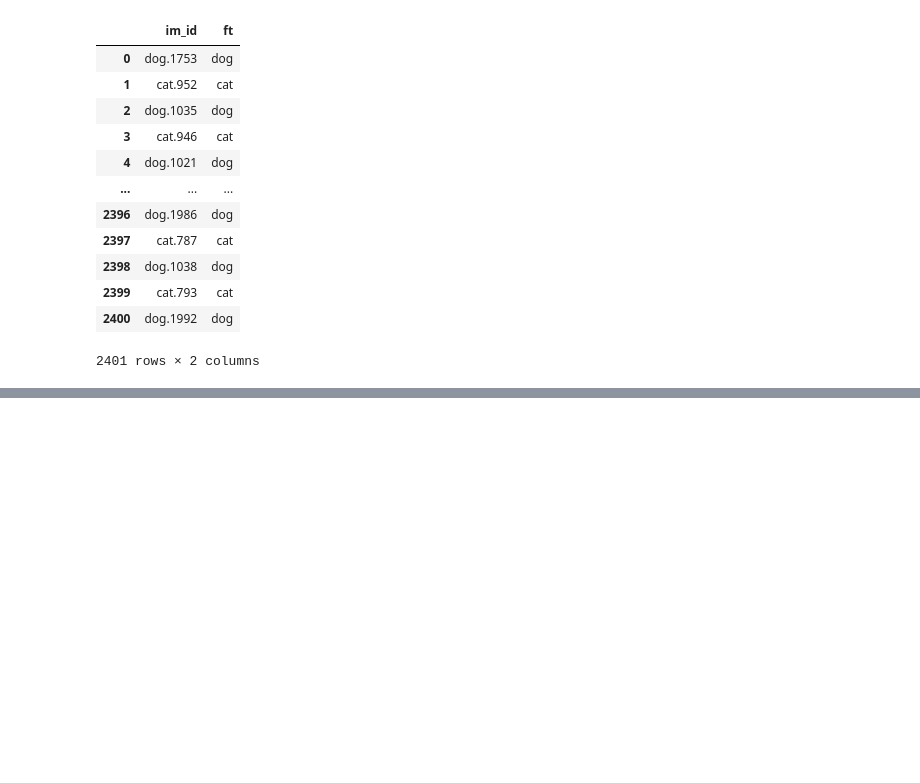
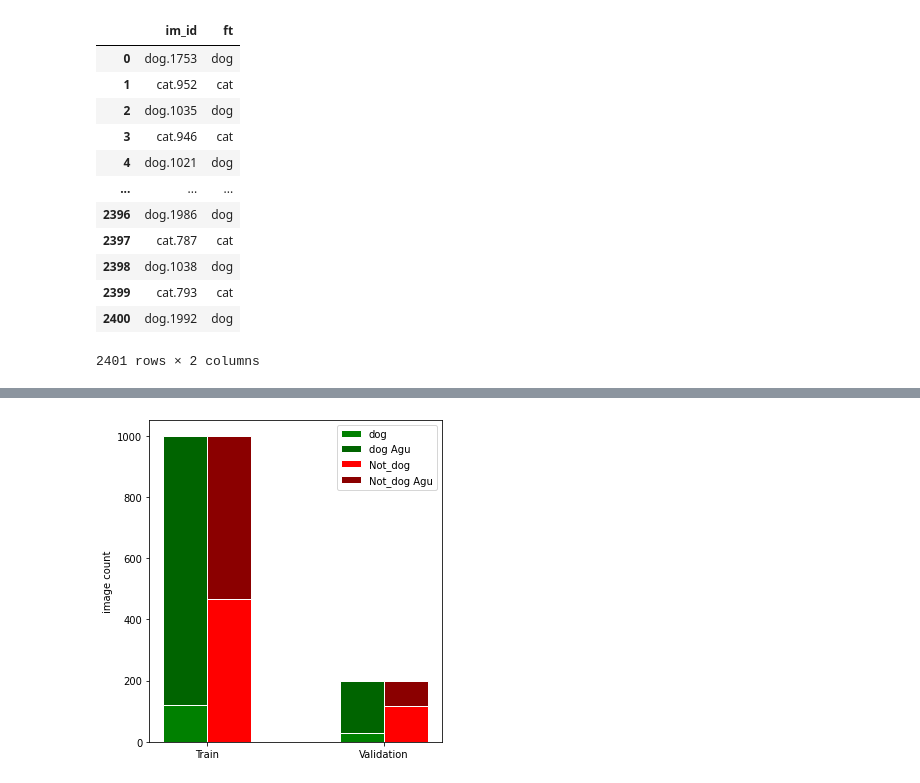
Before and after one commit to apollo994/CMP_, a Jupyter notebook: notebooks/dog_cat_table.ipynb, the cells around one changed output, grey strips where cells are left out. Drawn from its saved outputs; the diff is of its cells as text; code cells hidden in the pictures; blank space fills up the shorter version.

```diff
--- a/notebooks/dog_cat_table.ipynb
+++ b/notebooks/dog_cat_table.ipynb
@@ -73,3 +73,6 @@ df_unbalaced
 # %%
 df_all.to_csv('dog_cat_table.csv', index=False)
 df_unbalaced.to_csv('dog_cat_ub_table.csv', index=False)
+# %%
+split_on = 'dog'
+name = 'dog_cat'
@@ -75,0 +115,38 @@ df_unbalaced.to_csv('dog_cat_ub_table.csv', index=False)
+# %%
+### ALL
+
+barWidth = 0.25
+
+bars1 = [cl1_tr, cl1_va]
+bars2 = [cl0_tr, cl0_va]
+
+r1 = np.arange(len(bars1))
+r2 = [x + barWidth for x in r1]
+
+agu_bars1 = [cl1_tr_au, cl1_va_au]
+agu_bars2 = [cl0_tr_au, cl0_va_au]
+
+ragu1 = [0,1]
+ragu2 = [barWidth, 1+barWidth]
+bot1 = [cl1_tr, cl1_va]
+bot2 = [cl0_tr, cl0_va]
+
+# Make the plot
+plt.figure(figsize=(5,5))
+
+plt.bar(r1, bars1, color='green', width=barWidth, edgecolor='w', label= split_on)
+plt.bar(ragu1, agu_bars1, bottom=bot1, color='darkgreen', edgecolor='w', width=barWidth, label=f'{split_on} Agu')
+plt.bar(r2, bars2, color='red', width=barWidth, edgecolor='w', label=f'Not_{split_on}')
+plt.bar(ragu2, agu_bars2, bottom=bot2, color='darkred', edgecolor='w', width=barWidth, label=f'Not_{split_on} Agu')
+
+plt.ylabel("image count")
+plt.xticks([r + barWidth/2 for r in range(len(bars1))], ['Train', 'Validation'])
+plt.legend()
+plt.tight_layout()
+
+plt.savefig(f'{name}_train_test_agumented.jpg', dpi=150)
+
+# Create legend & Show graphic
+plt.show()
+# %% [output]
+[figure, added]
```
Also changed, not shown: parts of 4 cells of this notebook, 26 other files.
